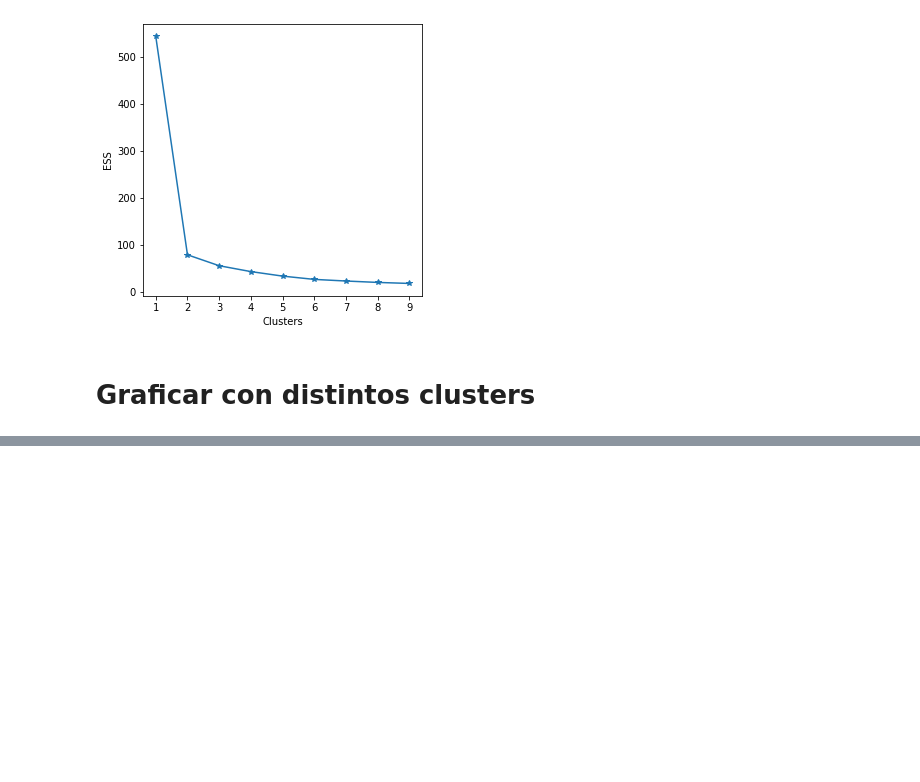
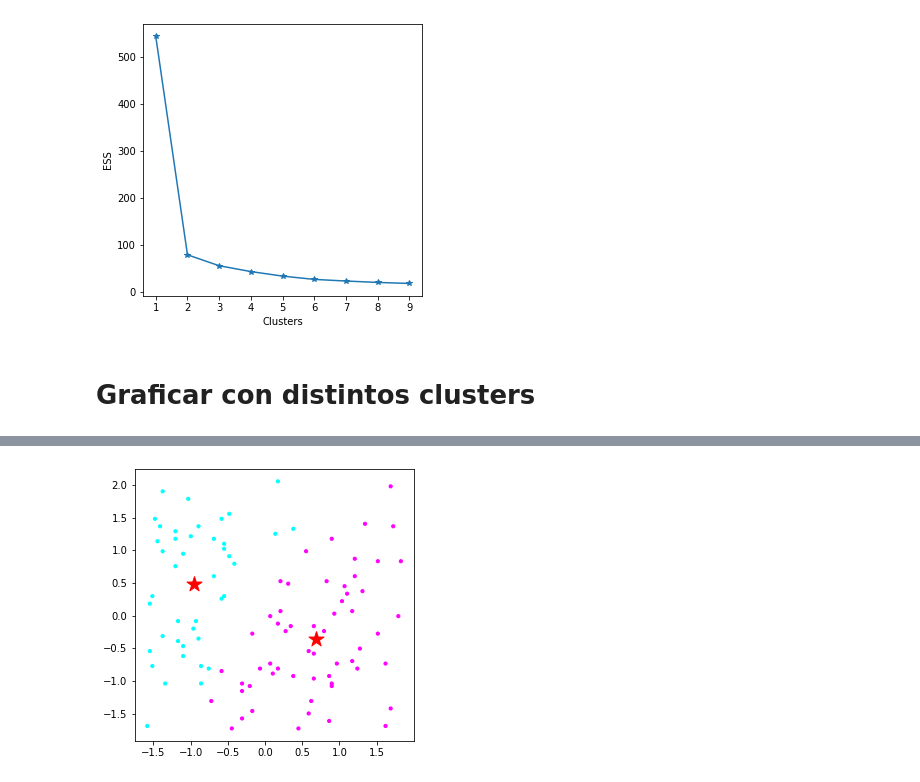
Before and after one commit to EMcoding17/ExtraccionConocimientosDeBD, a Jupyter notebook: Actividad08/EntrenamientoNoSupervisado.ipynb, the cells around one changed output, grey strips where cells are left out. Cells and saved outputs as stored; diff of their text form; code cells hidden in the pictures; blank space fills up the shorter version.

```diff
--- a/Actividad08/EntrenamientoNoSupervisado.ipynb
+++ b/Actividad08/EntrenamientoNoSupervisado.ipynb
@@ -250,0 +301,12 @@ for k in list_k:
+# %%
+#GRAFICAR CENTROIDES
+#Asignar tamaño del grafico
+plt.figure(figsize=(5,5))
+#Asignar un grafico tipo sctter basado en el modelo y sus cluster.
+plt.scatter(df2[:,0], df2[:,1], c=model.labels_.astype(float), s=10, label='Clusters', cmap="cool")
+#Asignar los centros o centroides de cada cluster
+plt.scatter(centroids[:,0], centroids[:,1], c='red', marker='*', s=250, label='Centroids')
+#Mostrar graficos
+plt.show()
+# %% [output]
+[figure, added]
```
Also changed, not shown: parts of 11 cells of this notebook.
